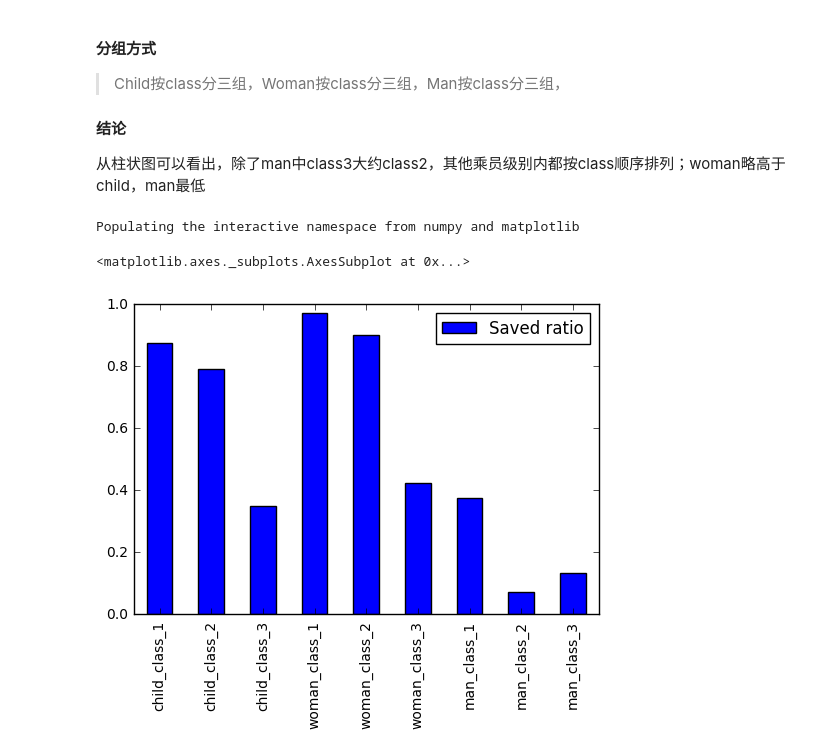
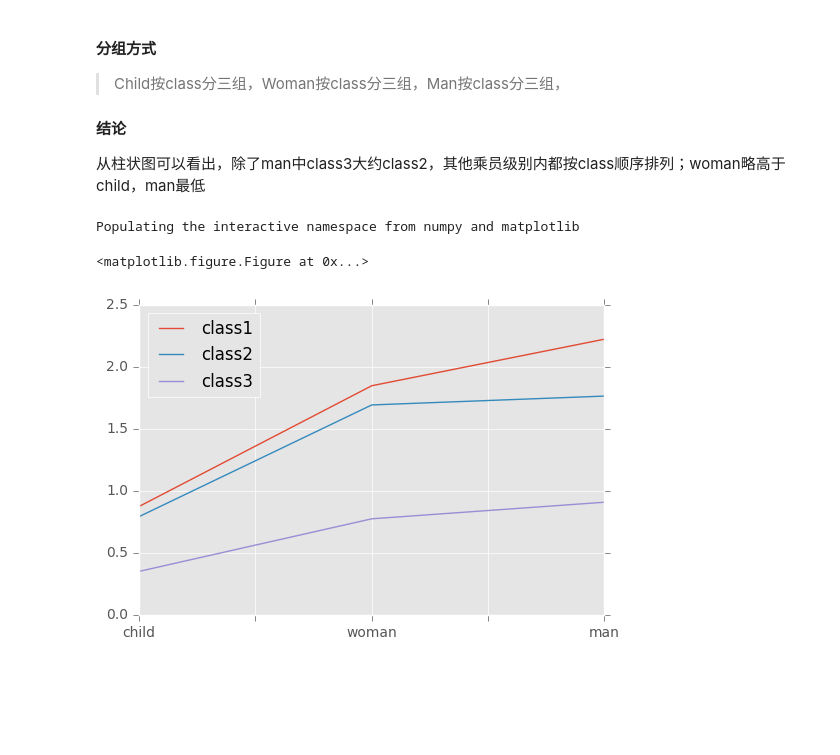
Before and after one commit to yummybian/data-analysis, a Jupyter notebook: P2/titanic_analysis.ipynb, the cells around one changed output. Cells and saved outputs as stored; diff of their text form; code cells hidden in the pictures; blank space fills up the shorter version.

```diff
--- a/P2/titanic_analysis.ipynb
+++ b/P2/titanic_analysis.ipynb
@@ -189,33 +189,51 @@ Populating the interactive namespace from numpy and matplotlib
 >
 从柱状图可以看出，除了man中class3大约class2，其他乘员级别内都按class顺序排列；woman略高于child，man最低
 # %%
-index_arrays = [np.array(["Children"]*3 + ["Men"]*3 + ["Women"]*3),
-               np.array(["class 1", "class 2", "class 3"]*3)]
+# age_class_group_saved_df = pd.DataFrame(
+
+#     np.array([
+#             [calc_survival_ratio(df, "age_sex_level", "child", 1),
+#              calc_survival_ratio(df, "age_sex_level", "child", 2),
+#              calc_survival_ratio(df, "age_sex_level", "child", 3)],
+#             [calc_survival_ratio(df, "age_sex_level", "woman", 1),
+#              calc_survival_ratio(df, "age_sex_level", "woman", 2),
+#              calc_survival_ratio(df, "age_sex_level", "woman", 3)],
+#             [calc_survival_ratio(df, "age_sex_level", "man", 1),
+#              calc_survival_ratio(df, "age_sex_level", "man", 2),
+#              calc_survival_ratio(df, "age_sex_level", "man", 3)]
+#             ]),
+
+#     columns=["class1", "class2", "class3"]
+# )
+
 age_class_group_saved_df = pd.DataFrame(
-    data={"Saved ratio": [calc_survival_ratio(df, "age_sex_level", "child", 1),
-                          calc_survival_ratio(df, "age_sex_level", "child", 2),
-                          calc_survival_ratio(df, "age_sex_level", "child", 3),
-                          calc_survival_ratio(df, "age_sex_level", "woman", 1),
-                          calc_survival_ratio(df, "age_sex_level", "woman", 2),
-                          calc_survival_ratio(df, "age_sex_level", "woman", 3),
-                          calc_survival_ratio(df, "age_sex_level", "man", 1),
-                          calc_survival_ratio(df, "age_sex_level", "man", 2),
-                          calc_survival_ratio(df, "age_sex_level", "man", 3)
-                         ]},
-    index=index_arrays
+
+    np.array([
+            [calc_survival_ratio(df, "age_sex_level", "child", 1),
+             calc_survival_ratio(df, "age_sex_level", "child", 2),
+             calc_survival_ratio(df, "age_sex_level", "child", 3)],
+            [calc_survival_ratio(df, "age_sex_level", "woman", 1),
+             calc_survival_ratio(df, "age_sex_level", "woman", 2),
+             calc_survival_ratio(df, "age_sex_level", "woman", 3)],
+            [calc_survival_ratio(df, "age_sex_level", "man", 1),
+             calc_survival_ratio(df, "age_sex_level", "man", 2),
+             calc_survival_ratio(df, "age_sex_level", "man", 3)]
+            ]),
+    index=["child", "woman", "man"],
+    columns=["class1", "class2", "class3"]
 )
-
 
 %pylab inline
 import matplotlib.pyplot as plt
 
-age_class_group_saved_df.index = [
-    "child_class_1", "child_class_2", "child_class_3",
-    "woman_class_1", "woman_class_2", "woman_class_3",
-    "man_class_1", "man_class_2", "man_class_3"
-]
-age_class_group_saved_df.plot(kind="bar")
+# age_class_group_saved_df.index = ["child", "woman", "man"]
+# age_class_group_saved_df.plot(kind="bar")
+
+matplotlib.style.use('ggplot')
+df = age_class_group_saved_df.cumsum()
+plt.figure();
+df.plot();
 # %% [output]
 Populating the interactive namespace from numpy and matplotlib
-<matplotlib.axes._subplots.AxesSubplot at 0x...>
+<matplotlib.figure.Figure at 0x...>
-[figure, old version]
+[figure, new version]
```
Also changed, not shown: parts of 4 cells of this notebook.
